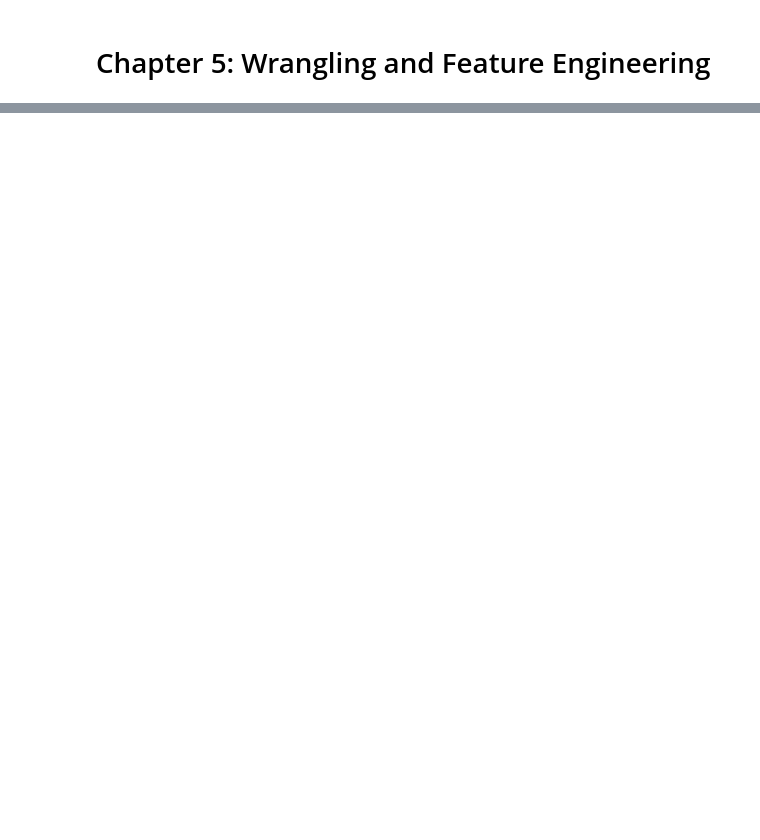
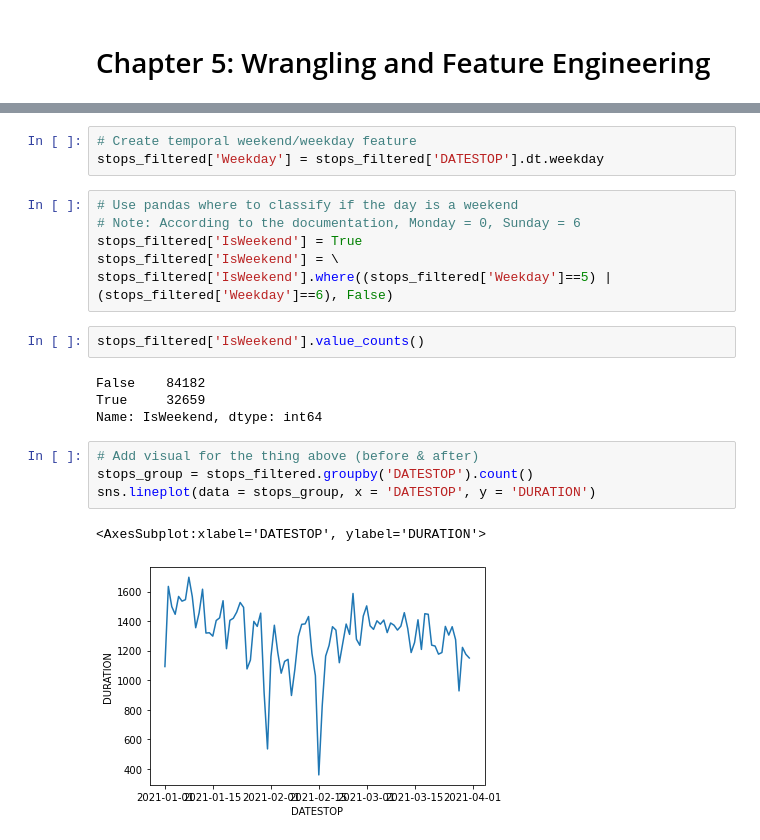
Before and after one commit to rahimrasool/CAN_textbook, a Jupyter notebook: _sources/content/01/Chapter5.ipynb, the cells around one changed output, grey strips where cells are left out. Drawn from its saved outputs; the diff is of its cells as text; blank space fills up the shorter version.

Commit message:
Update documentation

```diff
--- a/_sources/content/01/Chapter5.ipynb
+++ b/_sources/content/01/Chapter5.ipynb
@@ -27,0 +90,22 @@ Comments: Replace Veil of darkness analysis with something shown in the plots
+# %%
+# Create temporal weekend/weekday feature
+stops_filtered['Weekday'] = stops_filtered['DATESTOP'].dt.weekday
+# %%
+# Use pandas where to classify if the day is a weekend
+# Note: According to the documentation, Monday = 0, Sunday = 6
+stops_filtered['IsWeekend'] = True
+stops_filtered['IsWeekend'] = \
+stops_filtered['IsWeekend'].where((stops_filtered['Weekday']==5) | (stops_filtered['Weekday']==6), False)
+# %%
+stops_filtered['IsWeekend'].value_counts()
+# %% [output]
+False    84182
+True     32659
+Name: IsWeekend, dtype: int64
+# %%
+# Add visual for the thing above (before & after)
+stops_group = stops_filtered.groupby('DATESTOP').count()
+sns.lineplot(data = stops_group, x = 'DATESTOP', y = 'DURATION')
+# %% [output]
+<AxesSubplot:xlabel='DATESTOP', ylabel='DURATION'>
+[figure, added]
```
Also changed, not shown: parts of 30 cells of this notebook, 21 other files.
